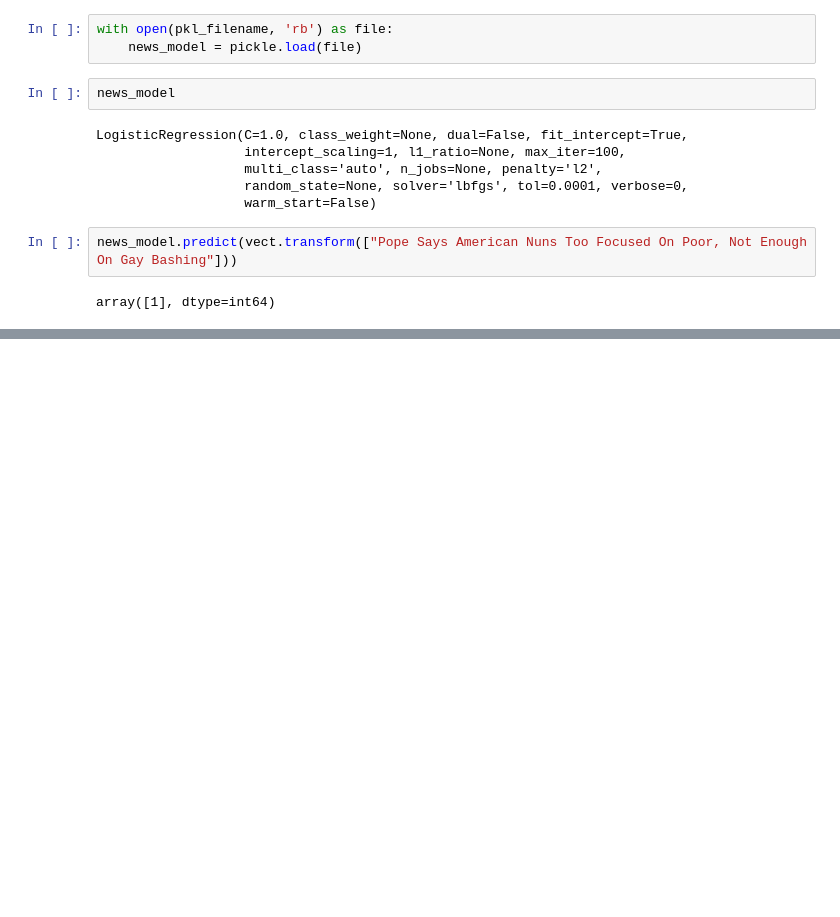
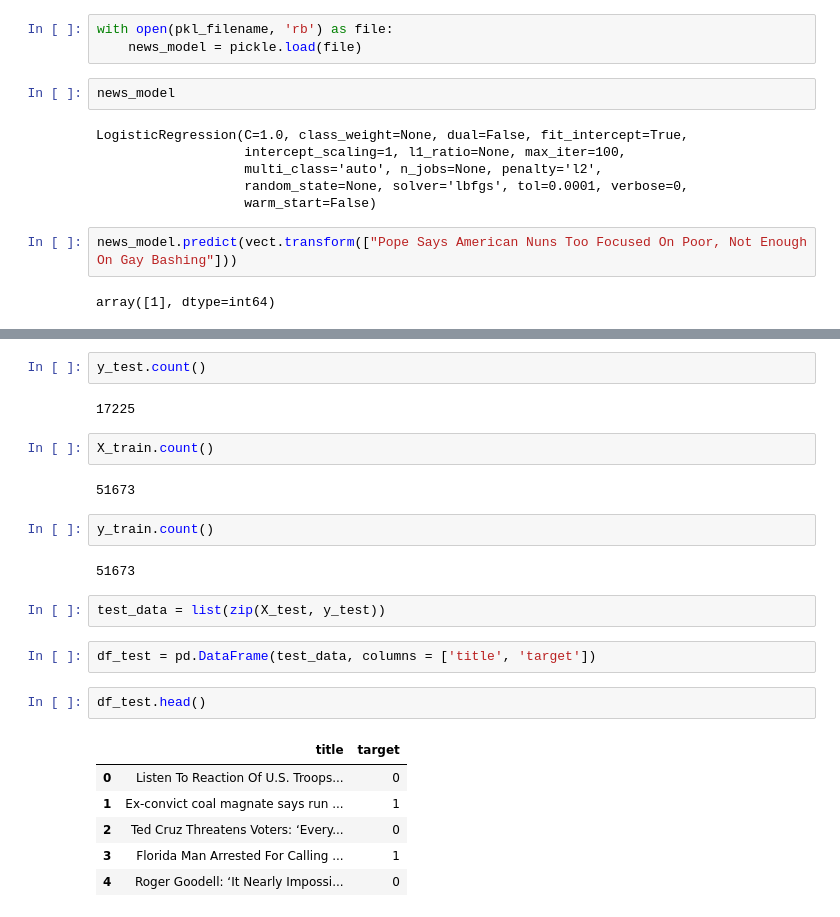
Before and after one commit to matthewbelevski/project-3, a Jupyter notebook: CombinedModel.ipynb, the cells around one changed output, grey strips where cells are left out. Cells and saved outputs as stored; diff of their text form; blank space fills up the shorter version.

```diff
--- a/CombinedModel.ipynb
+++ b/CombinedModel.ipynb
@@ -230,0 +238,25 @@ array([1], dtype=int64)
+# %%
+y_test.count()
+# %% [output]
+17225
+# %%
+X_train.count()
+# %% [output]
+51673
+# %%
+y_train.count()
+# %% [output]
+51673
+# %%
+test_data = list(zip(X_test, y_test))
+# %%
+df_test = pd.DataFrame(test_data, columns = ['title', 'target'])
+# %%
+df_test.head()
+# %% [output]
+|  | title | target |
+| 0 | Listen To Reaction Of U.S. Troops... | 0 |
+| 1 | Ex-convict coal magnate says run ... | 1 |
+| 2 | Ted Cruz Threatens Voters: ‘Every... | 0 |
+| 3 | Florida Man Arrested For Calling ... | 1 |
+| 4 | Roger Goodell: ‘It Nearly Impossi... | 0 |
```
Also changed, not shown: parts of 14 cells of this notebook, 5 other files.
